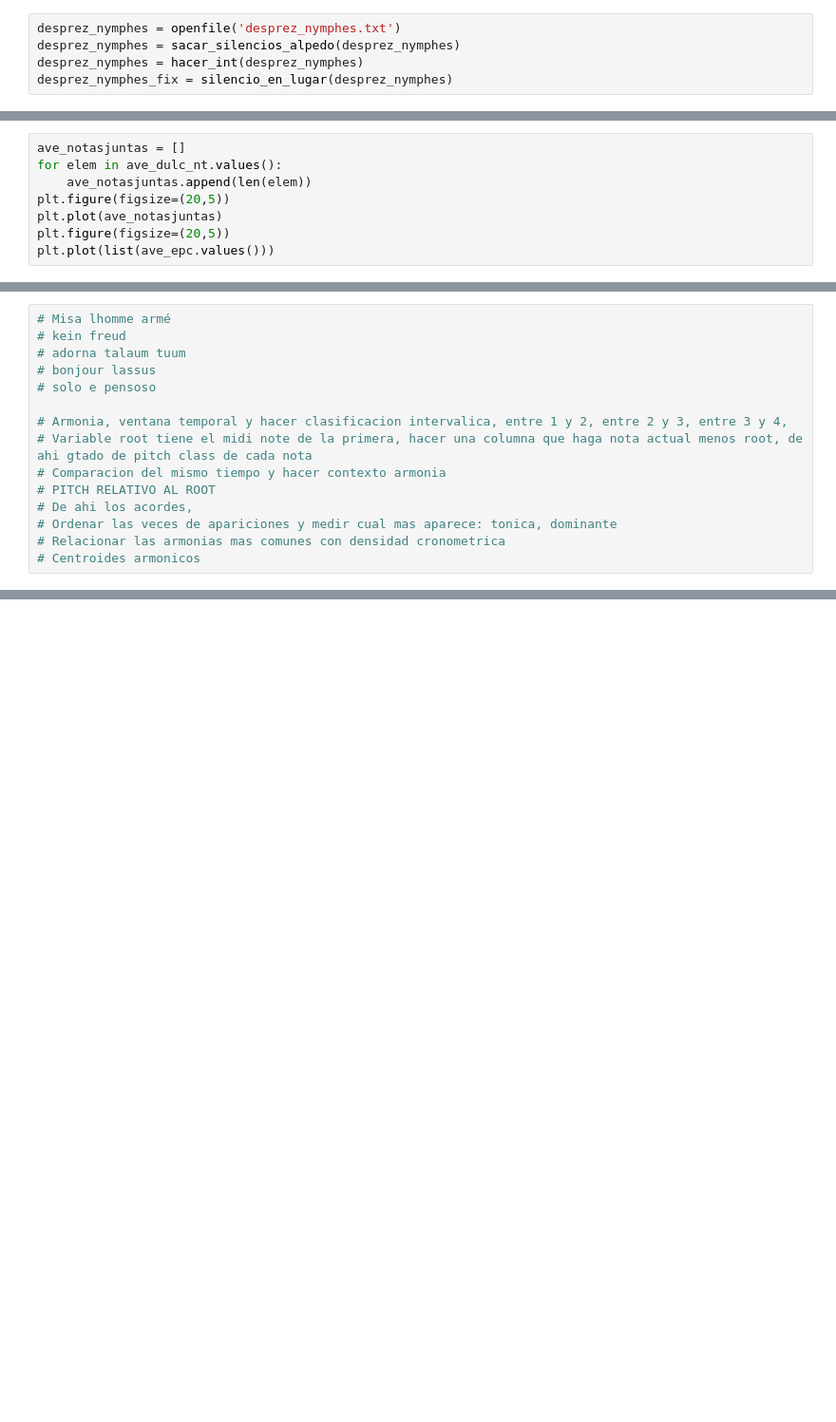
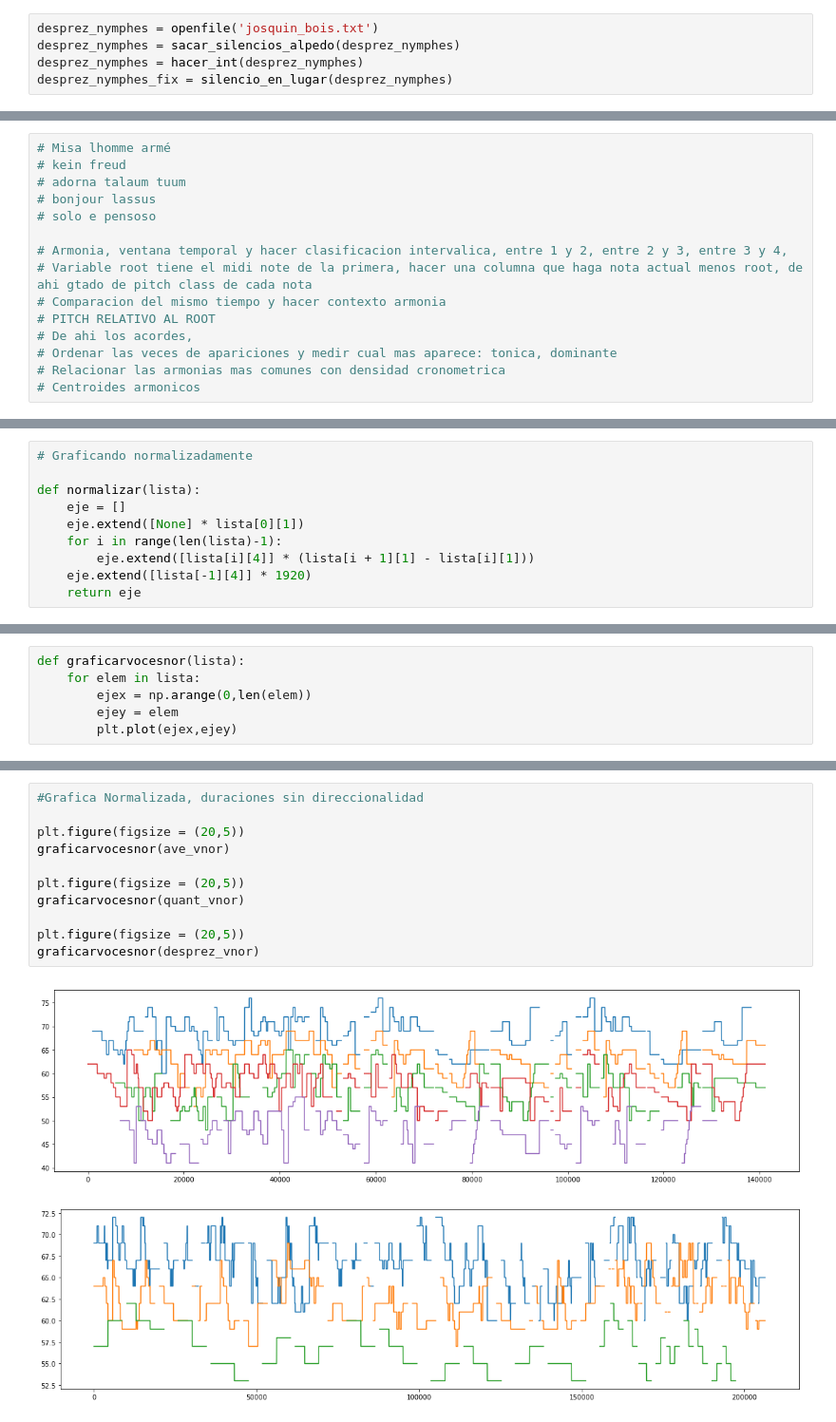
Before and after one commit to mariodelrisco/musiccsvanalysis, a Jupyter notebook: A1_visión.ipynb, the cells around one changed output, grey strips where cells are left out. Shown at 95% size. Cells and saved outputs as stored; diff of their text form; blank space fills up the shorter version.

```diff
--- a/A1_visión.ipynb
+++ b/A1_visión.ipynb
@@ -68,7 +68,7 @@ bach_motfin = sacar_silencios_alpedo(bach_motfin)
 bach_motfin = hacer_int(bach_motfin)
 bach_motfin_fix = silencio_en_lugar(bach_motfin)
 # %%
-desprez_nymphes = openfile('desprez_nymphes.txt')
+desprez_nymphes = openfile('josquin_bois.txt')
 desprez_nymphes = sacar_silencios_alpedo(desprez_nymphes)
 desprez_nymphes = hacer_int(desprez_nymphes)
 desprez_nymphes_fix = silencio_en_lugar(desprez_nymphes)
@@ -303,8 +185,0 @@ ave_dulc_nt
-# %%
-ave_notasjuntas = []
-for elem in ave_dulc_nt.values():
-    ave_notasjuntas.append(len(elem))
-plt.figure(figsize=(20,5))
-plt.plot(ave_notasjuntas)
-plt.figure(figsize=(20,5))
-plt.plot(list(ave_epc.values()))
@@ -394,0 +238,10 @@ COMO LA SIMULTANEIDAD
+# %%
+# Graficando normalizadamente
+
+def normalizar(lista):
+    eje = []
+    eje.extend([None] * lista[0][1])
+    for i in range(len(lista)-1):
+        eje.extend([lista[i][4]] * (lista[i + 1][1] - lista[i][1]))
+    eje.extend([lista[-1][4]] * 1920)
+    return eje
@@ -394,0 +314,6 @@ COMO LA SIMULTANEIDAD
+# %%
+def graficarvocesnor(lista):
+    for elem in lista:
+        ejex = np.arange(0,len(elem))
+        ejey = elem
+        plt.plot(ejex,ejey)
@@ -394,0 +366,14 @@ COMO LA SIMULTANEIDAD
+# %%
+#Grafica Normalizada, duraciones sin direccionalidad
+
+plt.figure(figsize = (20,5))
+graficarvocesnor(ave_vnor)
+
+plt.figure(figsize = (20,5))
+graficarvocesnor(quant_vnor)
+
+plt.figure(figsize = (20,5))
+graficarvocesnor(desprez_vnor)
+# %% [output]
+[figure, added]
+[figure, added]
```
Also changed, not shown: parts of 35 cells of this notebook.
